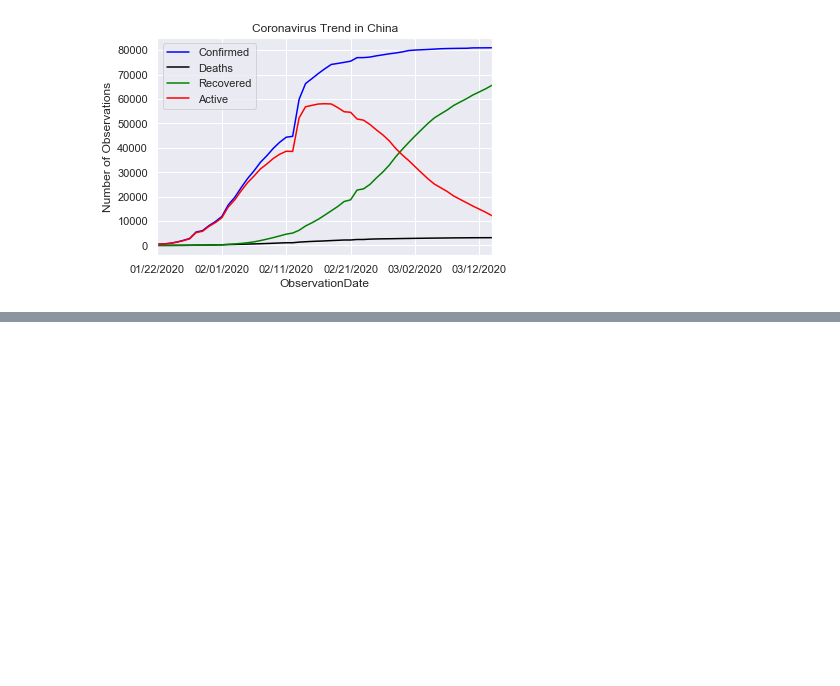
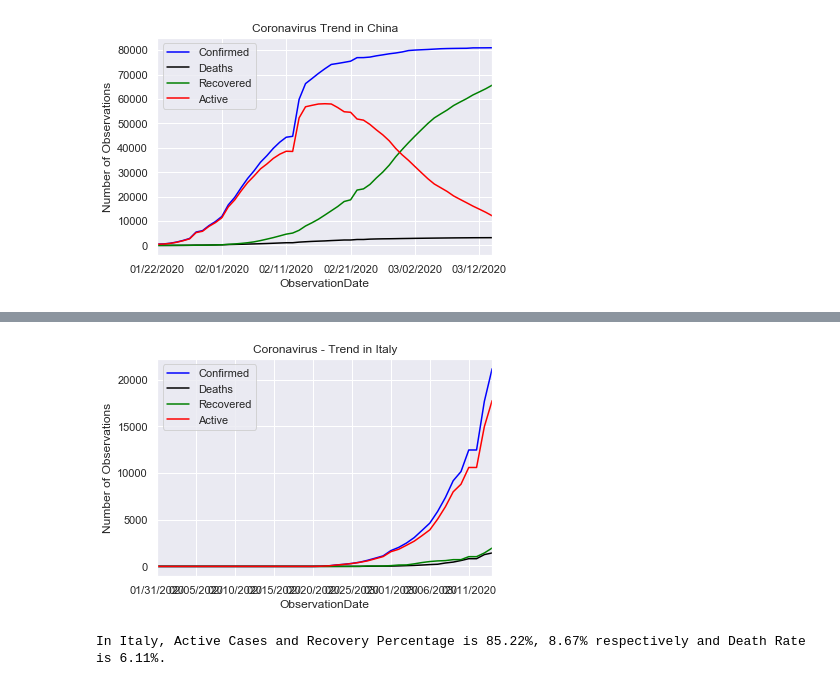
Before and after one commit to ThoaShook/Coronavirus-Analysis, a Jupyter notebook: Coronavirus_Analysis.ipynb, the cells around one changed output, grey strips where cells are left out. Drawn from its saved outputs; the diff is of its cells as text; code cells hidden in the pictures; blank space fills up the shorter version.

```diff
--- a/Coronavirus_Analysis.ipynb
+++ b/Coronavirus_Analysis.ipynb
@@ -180,0 +230,7 @@ plt.show()
+# %%
+df_italy = df2[df2['Country/Region'] == 'Italy']
+print(f"Number of records for Italy are {df_italy.shape}")
+df_italy = df_italy.groupby(['ObservationDate']).sum().reset_index()
+#df_italy['Week'] = pd.to_datetime(df_italy['ObservationDate'],errors = 'coerce').dt.week
+print(f"Grouped by Observation Date")
+df_italy.head()
@@ -180,0 +246,18 @@ plt.show()
+# %%
+df_italy.plot(kind='line',x='ObservationDate',
+              y=['Confirmed','Deaths','Recovered','Active'],
+              color = ['blue','black','green','red'])
+plt.title('Coronavirus - Trend in Italy')
+plt.ylabel('Number of Observations')
+plt.show()
+# %% [output]
+[figure, added]
+# %%
+# Calculating Death, Active, and Recovery Percentage in Italy
+df_italy = df_italy[df_italy['ObservationDate']>= '01/31/2020']
+active_percentage = round((df_italy['Active'].sum())/(df_italy['Confirmed'].sum())* 100,2)
+recovery_percentage = round((df_italy['Recovered'].sum())/(df_italy['Confirmed'].sum())* 100,2)
+death_percentage = round((df_italy['Deaths'].sum())/(df_italy['Confirmed'].sum())* 100,2)
+print(f"In Italy, Active Cases and Recovery Percentage is {active_percentage}%, {recovery_percentage}% respectively and Death Rate is {death_percentage}%.")
+# %% [output]
+In Italy, Active Cases and Recovery Percentage is 85.22%, 8.67% respectively and Death Rate is 6.11%.
```
Also changed, not shown: parts of 23 cells of this notebook.
